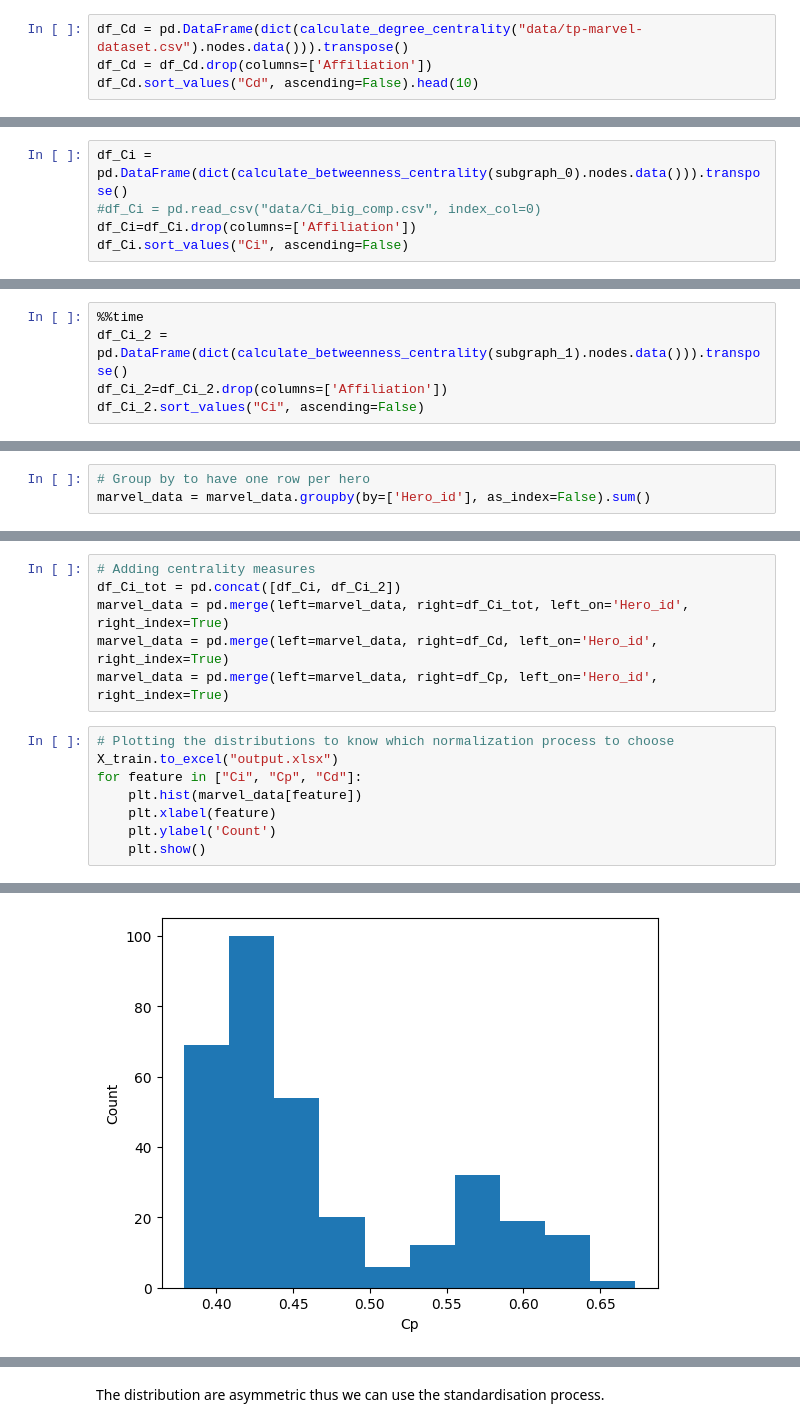
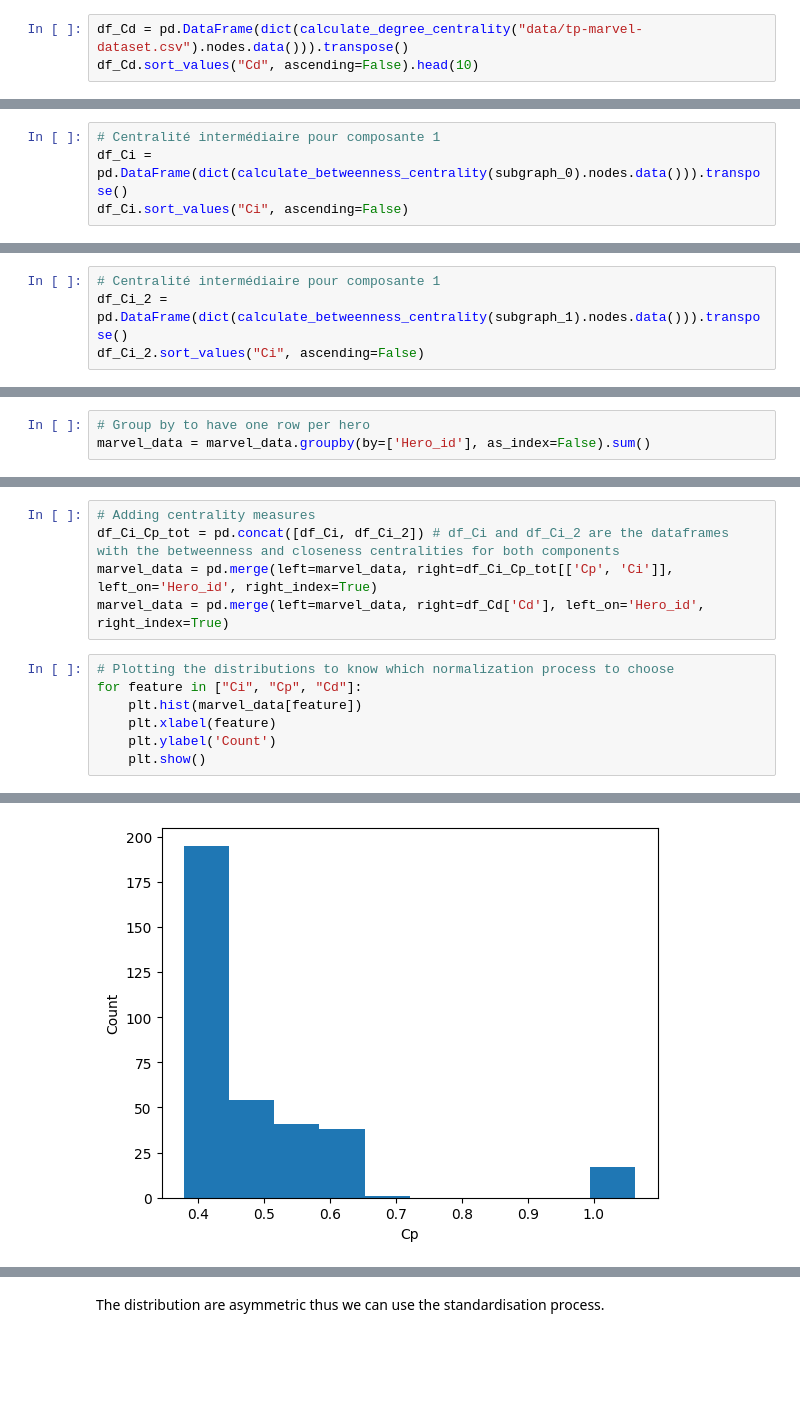
Before and after one commit to marcomudenge/Data_Mining_Social_Network_Lab, a Jupyter notebook: Data_Mining_Marvel_Network_Mudenge_Souttre.ipynb, the cells around one changed output, grey strips where cells are left out. Cells and saved outputs as stored; diff of their text form; blank space fills up the shorter version.

```diff
--- a/Data_Mining_Marvel_Network_Mudenge_Souttre.ipynb
+++ b/Data_Mining_Marvel_Network_Mudenge_Souttre.ipynb
@@ -716,6 +688,5 @@ def calculate_degree_centrality(social_network):
     return social_network
 # %%
 df_Cd = pd.DataFrame(dict(calculate_degree_centrality("data/tp-marvel-dataset.csv").nodes.data())).transpose()
-df_Cd = df_Cd.drop(columns=['Affiliation'])
 df_Cd.sort_values("Cd", ascending=False).head(10)
 # %% [output]
@@ -872,6 +842,5 @@ l, s, t
 # %%
+# Centralité intermédiaire pour composante 1
 df_Ci = pd.DataFrame(dict(calculate_betweenness_centrality(subgraph_0).nodes.data())).transpose()
-#df_Ci = pd.read_csv("data/Ci_big_comp.csv", index_col=0)
-df_Ci=df_Ci.drop(columns=['Affiliation'])
 df_Ci.sort_values("Ci", ascending=False)
 # %% [output]
@@ -891,6 +860,5 @@ df_Ci.sort_values("Ci", ascending=False)
 # %%
-%%time
+# Centralité intermédiaire pour composante 1
 df_Ci_2 = pd.DataFrame(dict(calculate_betweenness_centrality(subgraph_1).nodes.data())).transpose()
-df_Ci_2=df_Ci_2.drop(columns=['Affiliation'])
 df_Ci_2.sort_values("Ci", ascending=False)
 # %% [output]
@@ -955,12 +923,10 @@ marvel_data = marvel_data.groupby(by=['Hero_id'], as_index=False).sum()
 # %%
 # Adding centrality measures
-df_Ci_tot = pd.concat([df_Ci, df_Ci_2])
-marvel_data = pd.merge(left=marvel_data, right=df_Ci_tot, left_on='Hero_id', right_index=True)
-marvel_data = pd.merge(left=marvel_data, right=df_Cd, left_on='Hero_id', right_index=True)
-marvel_data = pd.merge(left=marvel_data, right=df_Cp, left_on='Hero_id', right_index=True)
+df_Ci_Cp_tot = pd.concat([df_Ci, df_Ci_2]) # df_Ci and df_Ci_2 are the dataframes with the betweenness and closeness centralities for both components
+marvel_data = pd.merge(left=marvel_data, right=df_Ci_Cp_tot[['Cp', 'Ci']], left_on='Hero_id', right_index=True)
+marvel_data = pd.merge(left=marvel_data, right=df_Cd['Cd'], left_on='Hero_id', right_index=True)
 # %%
 # Plotting the distributions to know which normalization process to choose
-X_train.to_excel("output.xlsx")
 for feature in ["Ci", "Cp", "Cd"]:
     plt.hist(marvel_data[feature])
     plt.xlabel(feature)
@@ -971 +937 @@ for feature in ["Ci", "Cp", "Cd"]:
-[figure, old version]
+[figure, new version]
```
Also changed, not shown: parts of 21 cells of this notebook, 2 other files.
